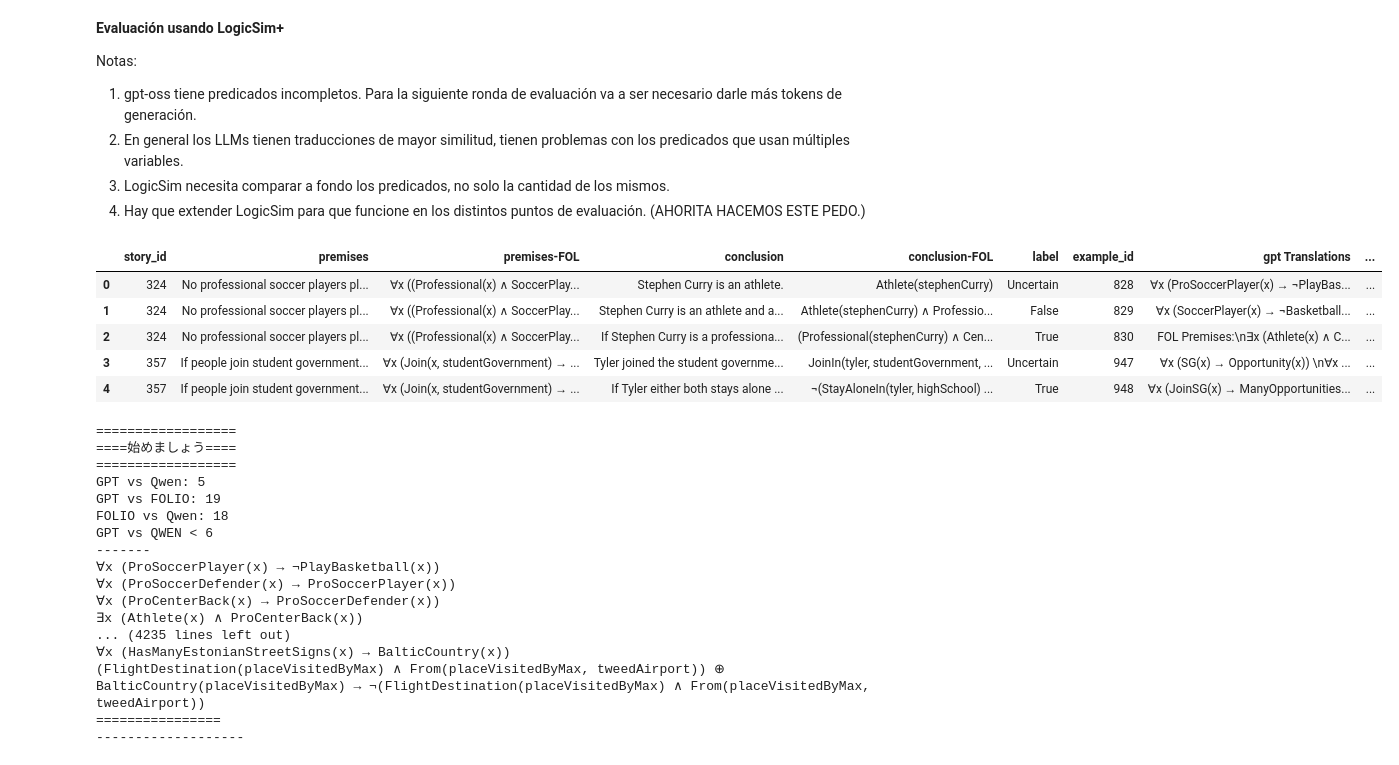
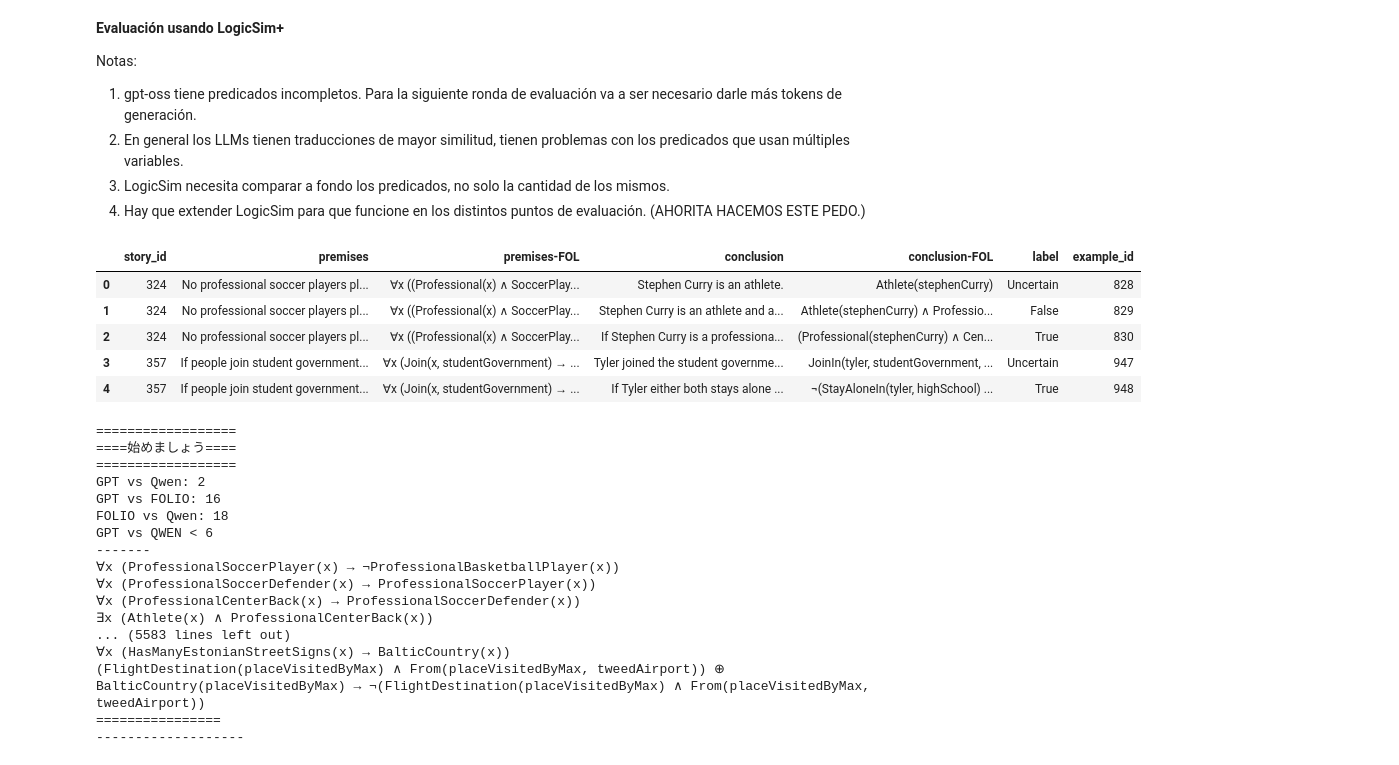
Before and after one commit to Kurocaguama/Kurosagol, a Jupyter notebook: Ongoing/NM Evaluation.ipynb, the cells around one changed output. Cells and saved outputs as stored; diff of their text form; code cells hidden in the pictures.

```diff
--- a/Ongoing/NM Evaluation.ipynb
+++ b/Ongoing/NM Evaluation.ipynb
@@ -9,49 +9,59 @@ Notas:
 # %%
 from datasets import load_dataset
 import pandas as pd
 import re
 import os
 from nltk.inference.prover9 import *
 
 # Cluster de Helena. Bendita sea la doctora en verdad.
 os.environ['PROVER9'] = '/media/discoexterno/francisco/Prover9/bin'
 
-argument = (
-    'some x.(Movie(x) & not HappyEnding(x))',
-    [
-        'not all x.(Movie(x) -> HappyEnding(x))',
-        'Movie(titanic)',
-        'not HappyEnding(titanic)',
-        'Movie(lionKing)',
-        'HappyEnding(lionKing)',
-    ]
-)
 
 def prove(argument):
     goal, assumptions = argument
     g = Expression.fromstring(goal)
     alist = [Expression.fromstring(a) for a in assumptions]
     p = Prover9Command(g, assumptions=alist).prove()
     return p
 
+def get_full_ds(model):
+    """
+    model = str ; Debe de ser el nombre del LLM en cuestión: gpt, qwen, nemo, etc etc
+    """
+    ds1 = pd.read_csv(f'/home/flopezp/Kurosagol/Ongoing/datasets_new/{model}_trans.csv')
+    ds2 = pd.read_csv(f'/home/flopezp/Kurosagol/Ongoing/datasets_new/{model}_infer.csv')
+    ds3 = pd.read_csv(f'/home/flopezp/Kurosagol/Ongoing/datasets_new/{model}_retrans.csv')
+
+    trans = ds1["Translation"]
+    infer = ds2["Inference"]
+    retrans = ds3["Retranslation"]
+
+    full_ds = pd.DataFrame({"Translation": trans, "Inference": infer, "Retrans": retrans})
+    return full_ds
+
+# Amoxtli
+full_qwen = get_full_ds('qwen')
+full_gpt = get_full_ds('gpt')
+
+full_qwen.head()
+
+folio_full = pd.read_json('/home/flopezp/Kurosagol/FOLIO/FOLIO/folio_test.jsonl', lines = True)
+folio_full.head()
 
 #new_folio = load_dataset('fol-autoformalization/FOLIO', token = hf_token)
 #new_folio
 
-# Amoxtli
-#tran_ds = pd.read_csv(r'/home/flopezp/Kurosagol/Ongoing/datasets/gpt_qwen_translations.csv')
-
 # Server Dra. Helena (bendiciones)
-tran_ds = pd.read_csv(r'/media/discoexterno/francisco/Kurosagol/Ongoing/datasets/gpt_qwen_translations_8ktokens.csv')
-tran_ds = tran_ds.drop(columns=["Unnamed: 0"])
-tran_ds.head()
+#tran_ds = pd.read_csv(r'/media/discoexterno/francisco/Kurosagol/Ongoing/datasets/gpt_qwen_translations_8ktokens.csv')
+#tran_ds = tran_ds.drop(columns=["Unnamed: 0"])
+#tran_ds.head()
 # %% [output]
-|  | story_id | premises | premises-FOL | conclusion | conclusion-FOL | label | example_id | gpt Translations | ... |
-| 0 | 324 | No professional soccer players pl... | ∀x ((Professional(x) ∧ SoccerPlay... | Stephen Curry is an athlete. | Athlete(stephenCurry) | Uncertain | 828 | ∀x (ProSoccerPlayer(x) → ¬PlayBas... | ... |
-| 1 | 324 | No professional soccer players pl... | ∀x ((Professional(x) ∧ SoccerPlay... | Stephen Curry is an athlete and a... | Athlete(stephenCurry) ∧ Professio... | False | 829 | ∀x (SoccerPlayer(x) → ¬Basketball... | ... |
-| 2 | 324 | No professional soccer players pl... | ∀x ((Professional(x) ∧ SoccerPlay... | If Stephen Curry is a professiona... | (Professional(stephenCurry) ∧ Cen... | True | 830 | FOL Premises:\n∃x (Athlete(x) ∧ C... | ... |
-| 3 | 357 | If people join student government... | ∀x (Join(x, studentGovernment) → ... | Tyler joined the student governme... | JoinIn(tyler, studentGovernment, ... | Uncertain | 947 | ∀x (SG(x) → Opportunity(x)) \n∀x ... | ... |
-| 4 | 357 | If people join student government... | ∀x (Join(x, studentGovernment) → ... | If Tyler either both stays alone ... | ¬(StayAloneIn(tyler, highSchool) ... | True | 948 | ∀x (JoinSG(x) → ManyOpportunities... | ... |
+|  | story_id | premises | premises-FOL | conclusion | conclusion-FOL | label | example_id |
+| 0 | 324 | No professional soccer players pl... | ∀x ((Professional(x) ∧ SoccerPlay... | Stephen Curry is an athlete. | Athlete(stephenCurry) | Uncertain | 828 |
+| 1 | 324 | No professional soccer players pl... | ∀x ((Professional(x) ∧ SoccerPlay... | Stephen Curry is an athlete and a... | Athlete(stephenCurry) ∧ Professio... | False | 829 |
+| 2 | 324 | No professional soccer players pl... | ∀x ((Professional(x) ∧ SoccerPlay... | If Stephen Curry is a professiona... | (Professional(stephenCurry) ∧ Cen... | True | 830 |
+| 3 | 357 | If people join student government... | ∀x (Join(x, studentGovernment) → ... | Tyler joined the student governme... | JoinIn(tyler, studentGovernment, ... | Uncertain | 947 |
+| 4 | 357 | If people join student government... | ∀x (Join(x, studentGovernment) → ... | If Tyler either both stays alone ... | ¬(StayAloneIn(tyler, highSchool) ... | True | 948 |
 # %%
 # LogicSim+
 
@@ -184,10 +194,10 @@ gpt_vs_qwen = []
 gpt_vs_folio = []
 qwen_vs_folio = []
 
-for i in range(len(tran_ds)):
-    gpt = tran_ds["gpt Translations"][i]
-    qwen = tran_ds["qwen Translations"][i]
-    folio = tran_ds["premises-FOL"][i]
+for i in range(len(full_qwen)):
+    gpt = full_gpt["Translation"][i]
+    qwen = full_qwen["Translation"][i]
+    folio = folio_full["premises-FOL"][i]
 
     gptqwen = logic_sim_plus_individual(gpt, qwen)
     gptfolio = logic_sim_plus_individual(gpt, folio)
@@ -224,16 +234,16 @@ for i in range(len(tran_ds)):
 ==================
 ====始めましょう====
 ==================
-GPT vs Qwen: 5
-GPT vs FOLIO: 19
+GPT vs Qwen: 2
+GPT vs FOLIO: 16
 FOLIO vs Qwen: 18
 GPT vs QWEN < 6
 -------
-∀x (ProSoccerPlayer(x) → ¬PlayBasketball(x))
-∀x (ProSoccerDefender(x) → ProSoccerPlayer(x))
-∀x (ProCenterBack(x) → ProSoccerDefender(x))
-∃x (Athlete(x) ∧ ProCenterBack(x))
-... (4235 lines left out)
+∀x (ProfessionalSoccerPlayer(x) → ¬ProfessionalBasketballPlayer(x))
+∀x (ProfessionalSoccerDefender(x) → ProfessionalSoccerPlayer(x))
+∀x (ProfessionalCenterBack(x) → ProfessionalSoccerDefender(x))
+∃x (Athlete(x) ∧ ProfessionalCenterBack(x))
+... (5583 lines left out)
 ∀x (HasManyEstonianStreetSigns(x) → BalticCountry(x))
 (FlightDestination(placeVisitedByMax) ∧ From(placeVisitedByMax, tweedAirport)) ⊕ BalticCountry(placeVisitedByMax) → ¬(FlightDestination(placeVisitedByMax) ∧ From(placeVisitedByMax, tweedAirport))
 ================
```
Also changed, not shown: parts of 5 cells of this notebook, 3 other files.
